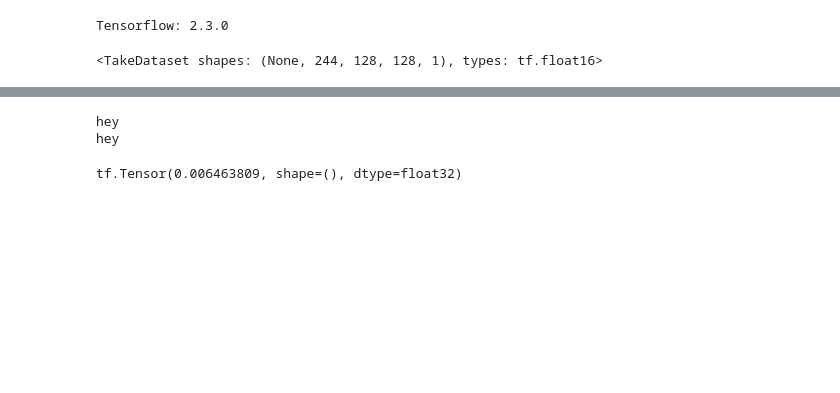
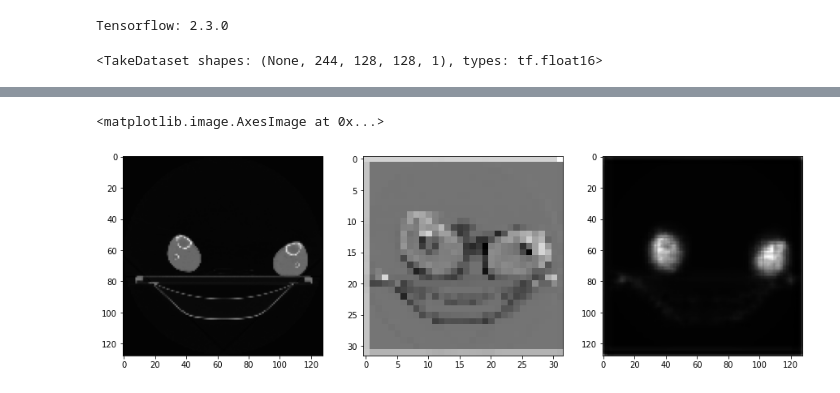
Before and after one commit to ceccoemi/ct-scan-ml, a Jupyter notebook: autoencoder.ipynb, the cells around one changed output, grey strips where cells are left out. Saved outputs shown, nothing was run; the diff lists cells and outputs as text; code cells hidden in the pictures; blank space fills up the shorter version.

```diff
--- a/autoencoder.ipynb
+++ b/autoencoder.ipynb
@@ -32,13 +32,13 @@ z_size = 244  # downscale 4 (tcia)
 # xy_size = 512   # original
 # z_size = 368    # original
 # %%
-dataset = tf.data.TFRecordDataset("data/tcia-0.25-float16.tfrecords")
+dataset = tf.data.TFRecordDataset("data/nrrd-0.25-float16.tfrecords")
 dataset = dataset.map(lambda x: example_to_tensor(x, "float16"))
 dataset = dataset.padded_batch(
     batch_size=2, padded_shapes=[z_size, xy_size, xy_size, 1],
 )
 # dataset = dataset.skip(10)
-dataset = dataset.take(2)
+dataset = dataset.take(1)
 # dataset = dataset.shuffle(buffer_size=10, reshuffle_each_iteration=True)
 dataset
 # %% [output]
@@ -53,7 +48,7 @@ encoder = keras.models.Sequential(
     [
         keras.layers.Conv3D(
             input_shape=[z_size, xy_size, xy_size, 1],
-            filters=8,
+            filters=16,
             kernel_size=3,
             padding="same",
             kernel_initializer="lecun_normal",
@@ -63,7 +58,7 @@ encoder = keras.models.Sequential(
         keras.layers.AlphaDropout(0.25),
         keras.layers.MaxPool3D(pool_size=2),
         keras.layers.Conv3D(
-            filters=16,
+            filters=32,
             kernel_size=3,
             padding="same",
             kernel_initializer="lecun_normal",
@@ -100,7 +95,7 @@ decoder = keras.models.Sequential(
             input_shape=encoder.layers[-1].output.shape[1:], size=2,
         ),
         keras.layers.Conv3D(
-            filters=16,
+            filters=32,
             kernel_size=3,
             padding="same",
             kernel_initializer="lecun_normal",
@@ -110,7 +105,7 @@ decoder = keras.models.Sequential(
         keras.layers.AlphaDropout(0.25),
         keras.layers.UpSampling3D(size=2,),
         keras.layers.Conv3D(
-            filters=8,
+            filters=16,
             kernel_size=3,
             padding="same",
             kernel_initializer="lecun_normal",
@@ -231,22 +226,3 @@ loading ...
 # %%
 %reload_ext tensorboard
 %tensorboard --logdir=logs --bind_all
-# %%
-for i in dataset:
-    print("hey")
-# %% [output]
-hey
-hey
-# %%
-scan1 = next(iter(dataset))
-prediction1 = autoencoder(scan1)
-l = loss_fn(scan1, prediction1)
-scan2 = next(iter(dataset))
-prediction2 = autoencoder(scan2)
-l += loss_fn(scan2, prediction2)
-print(l / 2)
-#plot_slice(prediction, 0, 5)
-#plt.imshow(prediction[0, 4, :, :, 0], cmap="gray")
-#plot_animated_volume(prediction)
-# %% [output]
-tf.Tensor(0.006463809, shape=(), dtype=float32)
@@ -253,9 +234,18 @@ tf.Tensor(0.006463809, shape=(), dtype=float32)
 # %%
-i = next(iter(dataset))
+encoder_input = next(iter(dataset))
 fig, ax = plt.subplots(ncols=3)
-sample = 1
-ax[0].imshow(tf.cast(i[sample, 0, :, :, 0], tf.float32), cmap="gray")
-encoder_out = autoencoder.layers[0](i)
-ax[1].imshow(tf.cast(encoder_out[sample, 0, :, :, 0], tf.float32), cmap="gray")
+batch_index = 0
+z_index = 10
+plot_slice(encoder_input, batch_index, z_index, ax[0])
+encoder_out = autoencoder.layers[0](encoder_input)
+plot_slice(encoder_out, batch_index, z_index, ax[1])
 decoder_out = autoencoder.layers[1](encoder_out)
-ax[2].imshow(tf.cast(decoder_out[sample, 0, :, :, 0], tf.float32), cmap="gray")
+plot_slice(decoder_out, batch_index, z_index, ax[2])
+#ax[0].imshow(tf.cast(i[sample, 0, :, :, 0], tf.float32), cmap="gray")
+#encoder_out = autoencoder.layers[0](i)
+#ax[1].imshow(tf.cast(encoder_out[sample, 0, :, :, 0], tf.float32), cmap="gray")
+#decoder_out = autoencoder.layers[1](encoder_out)
+#ax[2].imshow(tf.cast(decoder_out[sample, 0, :, :, 0], tf.float32), cmap="gray")
+# %% [output]
+<matplotlib.image.AxesImage at 0x...>
+[figure, added]
```
Also changed, not shown: parts of 6 cells of this notebook, 1 other file.
